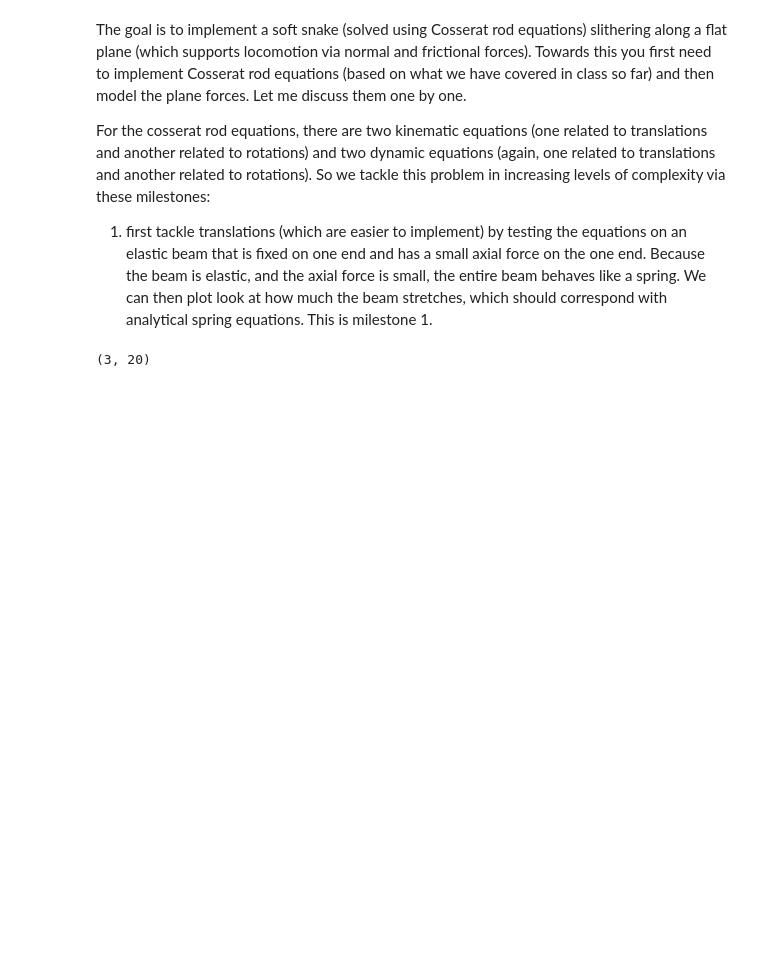
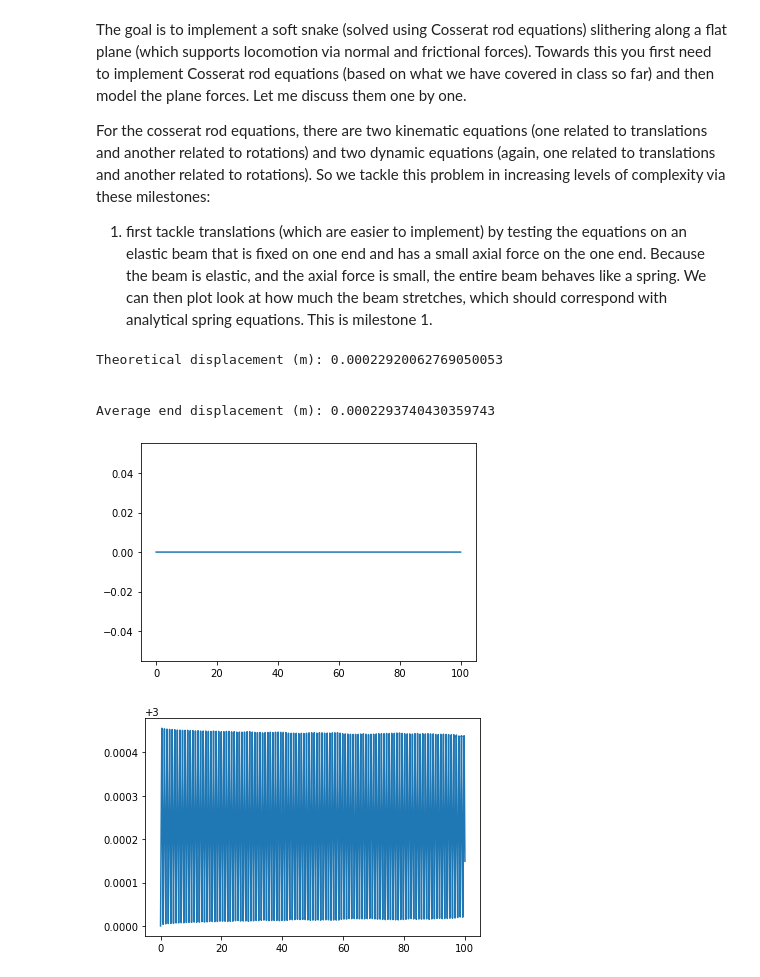
Before and after one commit to luketl2/ME-447-Project-2, a Jupyter notebook: milestone1.ipynb, the cells around one changed output. Cells and saved outputs as stored; diff of their text form; code cells hidden in the pictures; blank space fills up the shorter version.

Commit message:
milestone 1 work

```diff
--- a/milestone1.ipynb
+++ b/milestone1.ipynb
@@ -48,4 +5,0 @@ shear_stretch_strains = dilations * tangents - directors[2,:]
-# %%
-shear_stretch_strains.shape
-# %% [output]
-(3, 20)
@@ -51,0 +189,24 @@ shear_stretch_strains.shape
+# %%
+# Milestone 1
+stretch_case = cosserat_rod()
+t_total = 100
+dt = 3E-4
+ext_force = np.zeros((3, stretch_case.n_nodes))
+ext_force[-1, -1] = 15
+final_pos, position_history = stretch_case.run(ext_force, t_total, dt)
+
+time_history = np.arange(0, t_total, dt)
+plt.plot(time_history, position_history[-1,0,:])
+plt.figure()
+plt.plot(time_history, position_history[-1,-1,:])
+print()
+print('Average end displacement (m): ', end = '')
+print(np.mean(position_history[-1,-1,:]-position_history[-1,-1, 0]))
+print()
+# %% [output]
+Theoretical displacement (m): 0.00022920062769050053
+
+
+Average end displacement (m): 0.0002293740430359743
+[figure, added]
+[figure, added]
```
Also changed, not shown: parts of 3 cells of this notebook, 1 other file.
